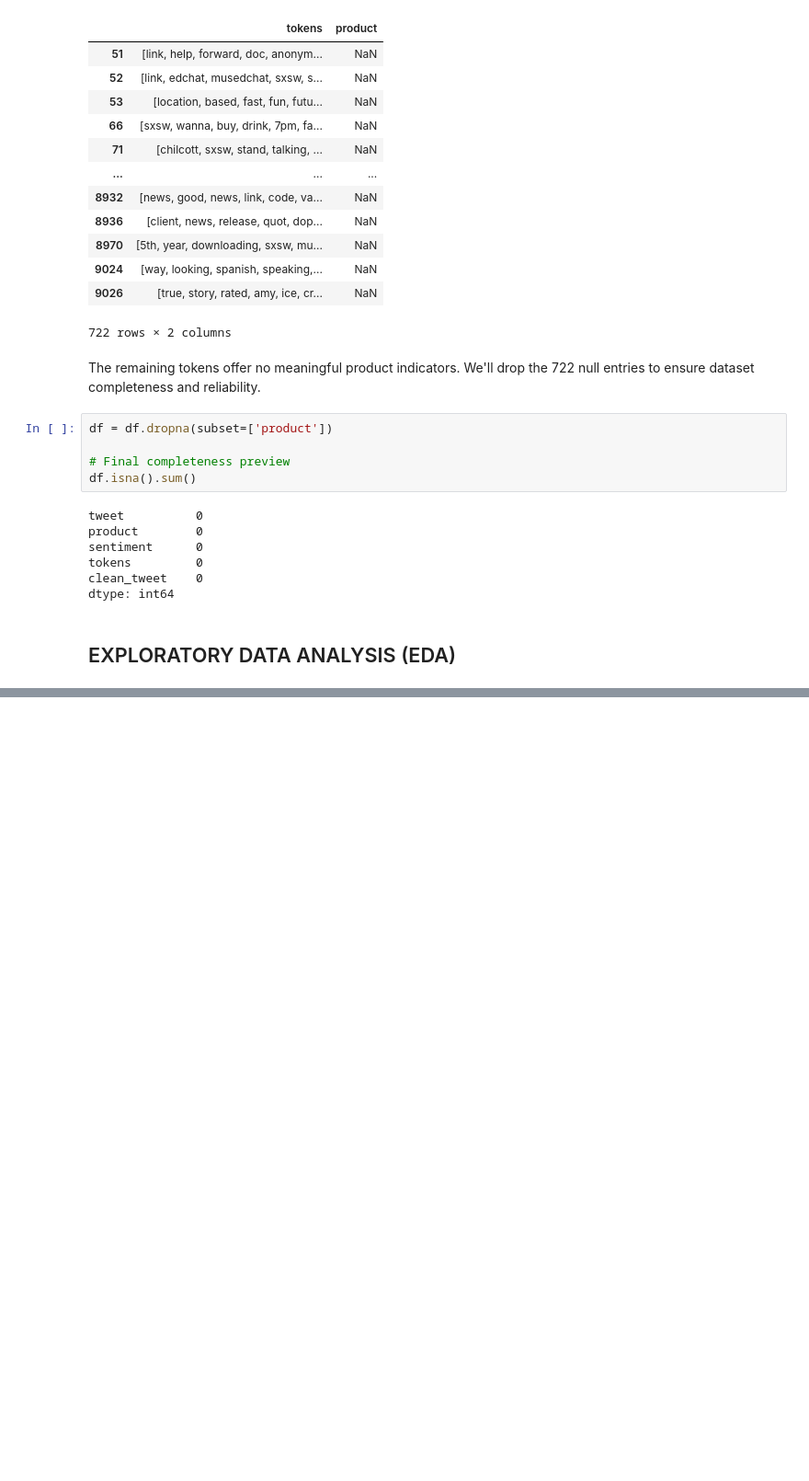
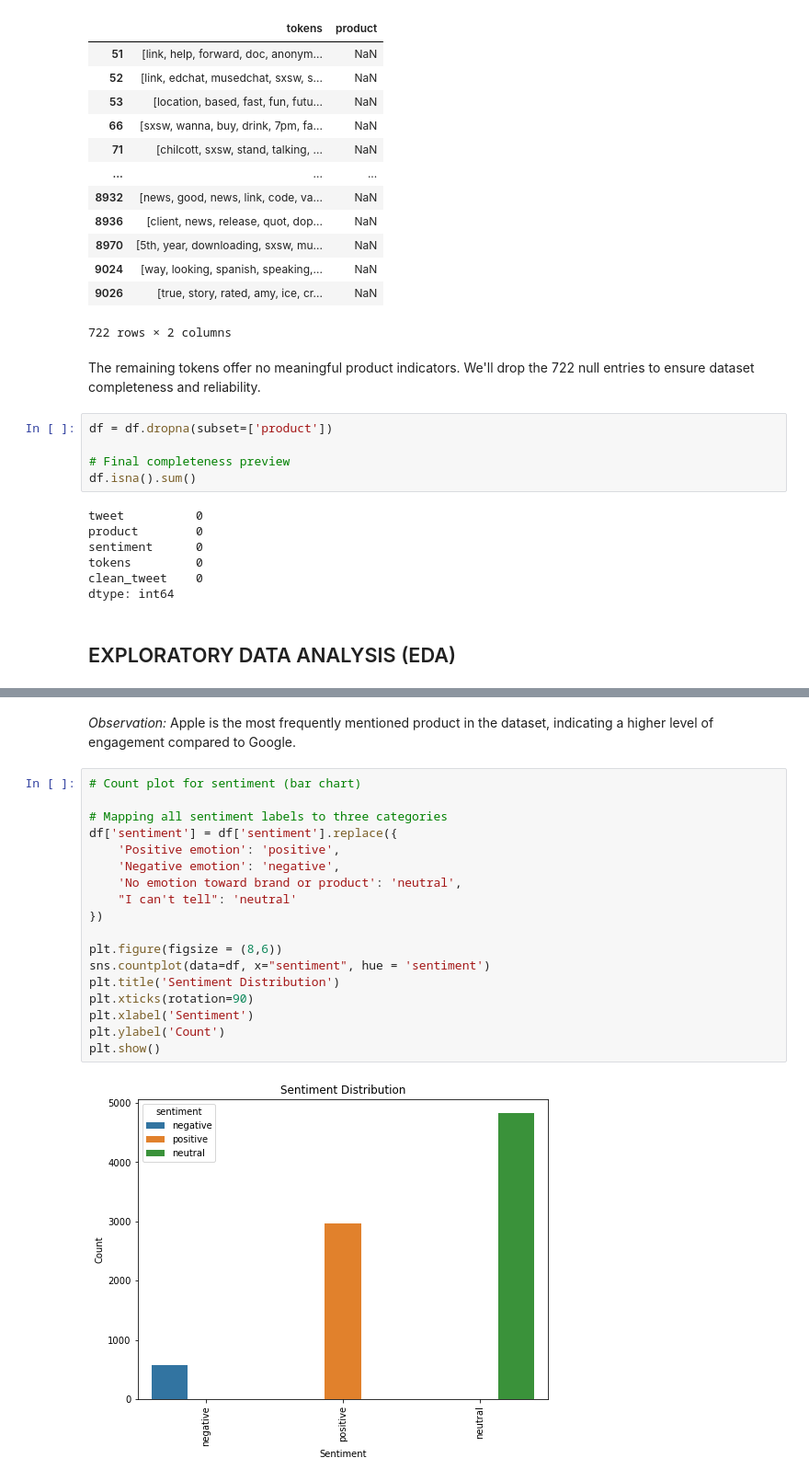
Before and after one commit to Vain-Guy/TechTones, a Jupyter notebook: techtones.ipynb, the cells around one changed output, grey strips where cells are left out. Shown at 92% size. Cells and saved outputs as stored; diff of their text form; blank space fills up the shorter version.

```diff
--- a/techtones.ipynb
+++ b/techtones.ipynb
@@ -525,0 +538,22 @@ dtype: int64
+# %% [markdown]
+*Observation:* Apple is the most frequently mentioned product in the dataset, indicating a higher level of engagement compared to Google.
+# %%
+# Count plot for sentiment (bar chart)
+
+# Mapping all sentiment labels to three categories
+df['sentiment'] = df['sentiment'].replace({
+    'Positive emotion': 'positive',
+    'Negative emotion': 'negative',
+    'No emotion toward brand or product': 'neutral',
+    "I can't tell": 'neutral'
+})
+
+plt.figure(figsize = (8,6))
+sns.countplot(data=df, x="sentiment", hue = 'sentiment')
+plt.title('Sentiment Distribution')
+plt.xticks(rotation=90)
+plt.xlabel('Sentiment')
+plt.ylabel('Count')
+plt.show()
+# %% [output]
+[figure, added]
```
Also changed, not shown: parts of 24 cells of this notebook.
